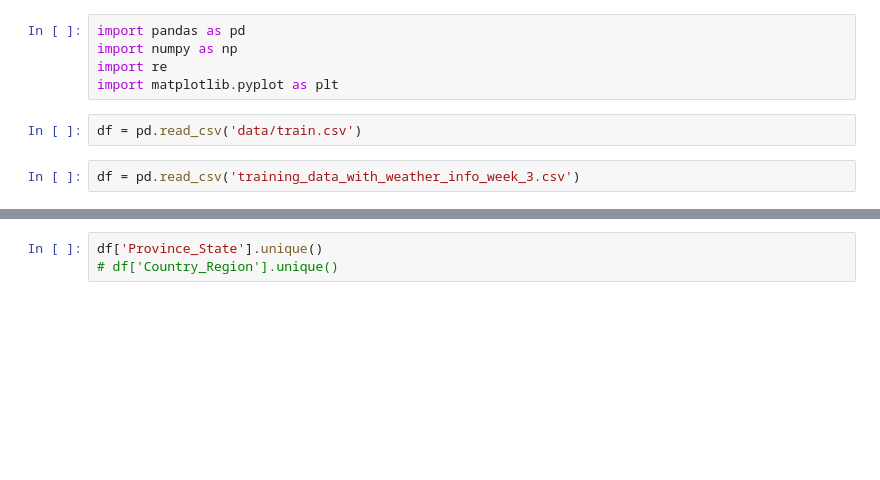
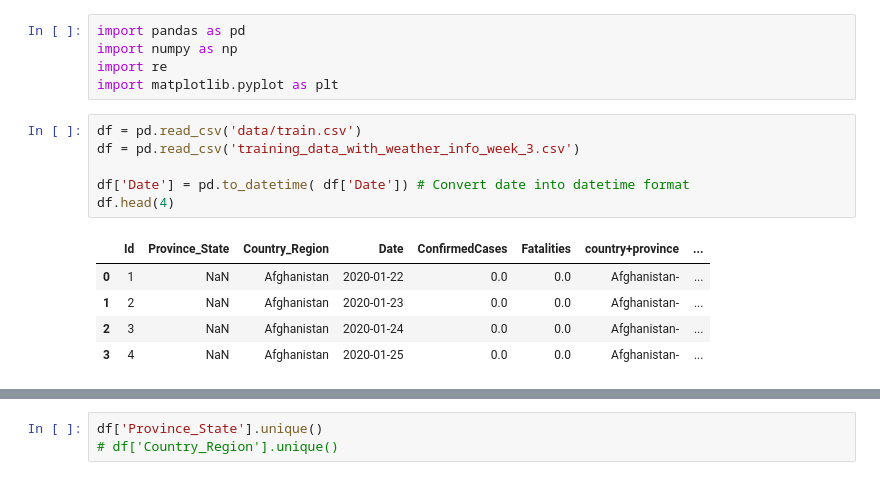
Before and after one commit to mail02ankit/covid19, a Jupyter notebook: ankit_notebook.ipynb, the cells around one changed output, grey strips where cells are left out. Saved outputs shown, nothing was run; the diff lists cells and outputs as text; blank space fills up the shorter version.

```diff
--- a/ankit_notebook.ipynb
+++ b/ankit_notebook.ipynb
@@ -7,7 +7,15 @@ import pandas as pd
 import numpy as np
 import re
 import matplotlib.pyplot as plt
-# %%
-df = pd.read_csv('data/train.csv')
-# %%
-df = pd.read_csv('training_data_with_weather_info_week_3.csv')
+# %%
+df = pd.read_csv('data/train.csv')
+df = pd.read_csv('training_data_with_weather_info_week_3.csv')
+
+df['Date'] = pd.to_datetime( df['Date']) # Convert date into datetime format
+df.head(4)
+# %% [output]
+|  | Id | Province_State | Country_Region | Date | ConfirmedCases | Fatalities | country+province | ... |
+| 0 | 1 | NaN | Afghanistan | 2020-01-22 | 0.0 | 0.0 | Afghanistan- | ... |
+| 1 | 2 | NaN | Afghanistan | 2020-01-23 | 0.0 | 0.0 | Afghanistan- | ... |
+| 2 | 3 | NaN | Afghanistan | 2020-01-24 | 0.0 | 0.0 | Afghanistan- | ... |
+| 3 | 4 | NaN | Afghanistan | 2020-01-25 | 0.0 | 0.0 | Afghanistan- | ... |
```
Also changed, not shown: parts of 6 cells of this notebook.
